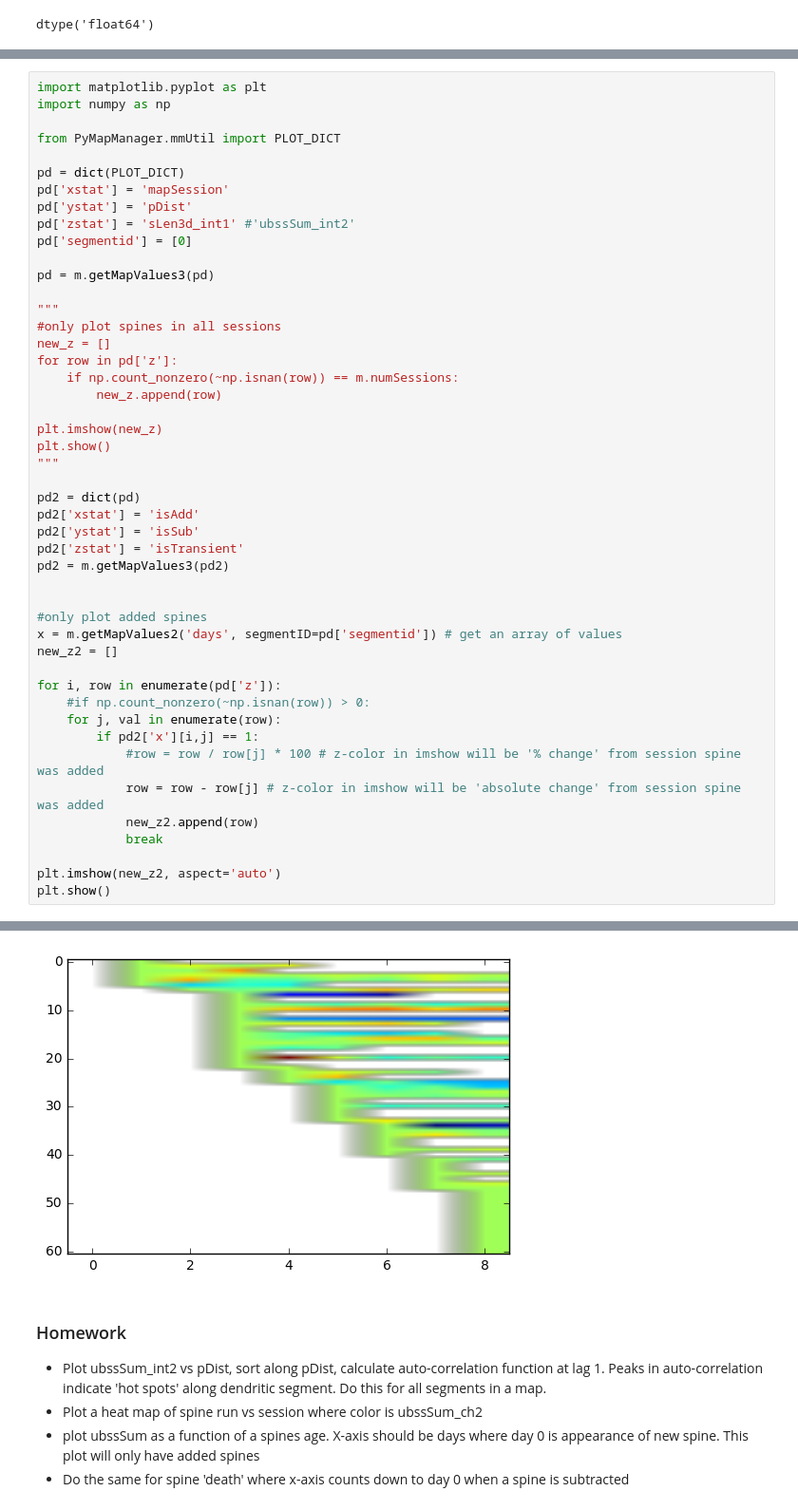
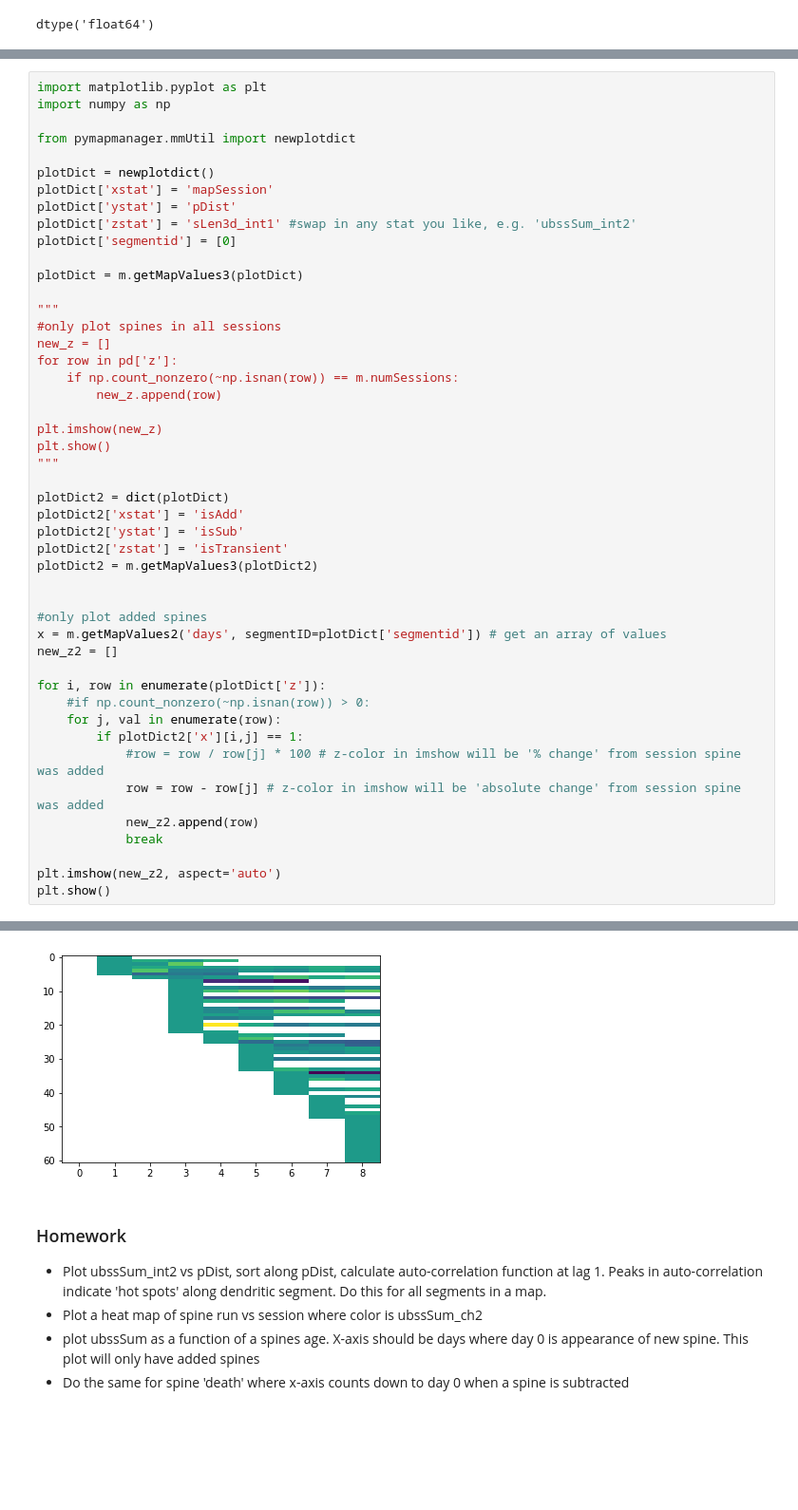
Before and after one commit to cudmore/PyMapManager, a Jupyter notebook: PyMapManager/examples/map.ipynb, the cells around one changed output, grey strips where cells are left out. Shown at 95% size. Saved outputs shown, nothing was run; the diff lists cells and outputs as text; blank space fills up the shorter version.

```diff
--- a/PyMapManager/examples/map.ipynb
+++ b/PyMapManager/examples/map.ipynb
@@ -66,15 +76,15 @@ dtype('float64')
 import matplotlib.pyplot as plt
 import numpy as np
 
-from PyMapManager.mmUtil import PLOT_DICT
+from pymapmanager.mmUtil import newplotdict
 
-pd = dict(PLOT_DICT)
-pd['xstat'] = 'mapSession'
-pd['ystat'] = 'pDist'
-pd['zstat'] = 'sLen3d_int1' #'ubssSum_int2'
-pd['segmentid'] = [0]
+plotDict = newplotdict()
+plotDict['xstat'] = 'mapSession'
+plotDict['ystat'] = 'pDist'
+plotDict['zstat'] = 'sLen3d_int1' #swap in any stat you like, e.g. 'ubssSum_int2'
+plotDict['segmentid'] = [0]
 
-pd = m.getMapValues3(pd)
+plotDict = m.getMapValues3(plotDict)
 
 """
 #only plot spines in all sessions
@@ -87,21 +97,21 @@ plt.imshow(new_z)
 plt.show()
 """
 
-pd2 = dict(pd)
-pd2['xstat'] = 'isAdd'
-pd2['ystat'] = 'isSub'
-pd2['zstat'] = 'isTransient'
-pd2 = m.getMapValues3(pd2)
+plotDict2 = dict(plotDict)
+plotDict2['xstat'] = 'isAdd'
+plotDict2['ystat'] = 'isSub'
+plotDict2['zstat'] = 'isTransient'
+plotDict2 = m.getMapValues3(plotDict2)
 
 
 #only plot added spines
-x = m.getMapValues2('days', segmentID=pd['segmentid']) # get an array of values
+x = m.getMapValues2('days', segmentID=plotDict['segmentid']) # get an array of values
 new_z2 = []
 
-for i, row in enumerate(pd['z']):
+for i, row in enumerate(plotDict['z']):
     #if np.count_nonzero(~np.isnan(row)) > 0:
     for j, val in enumerate(row):
-        if pd2['x'][i,j] == 1:
+        if plotDict2['x'][i,j] == 1:
             #row = row / row[j] * 100 # z-color in imshow will be '% change' from session spine was added
             row = row - row[j] # z-color in imshow will be 'absolute change' from session spine was added
             new_z2.append(row)
@@ -116,4 +126,4 @@ mmMap.getMapValues() took 0.18 seconds
-[figure, old version]
+[figure, new version]
 # %% [markdown]
 ### Homework
  - Plot ubssSum_int2 vs pDist, sort along pDist, calculate auto-correlation function at lag 1. Peaks in auto-correlation indicate 'hot spots' along dendritic segment. Do this for all segments in a map.
```
Also changed, not shown: parts of 9 cells of this notebook, 25 other files.
